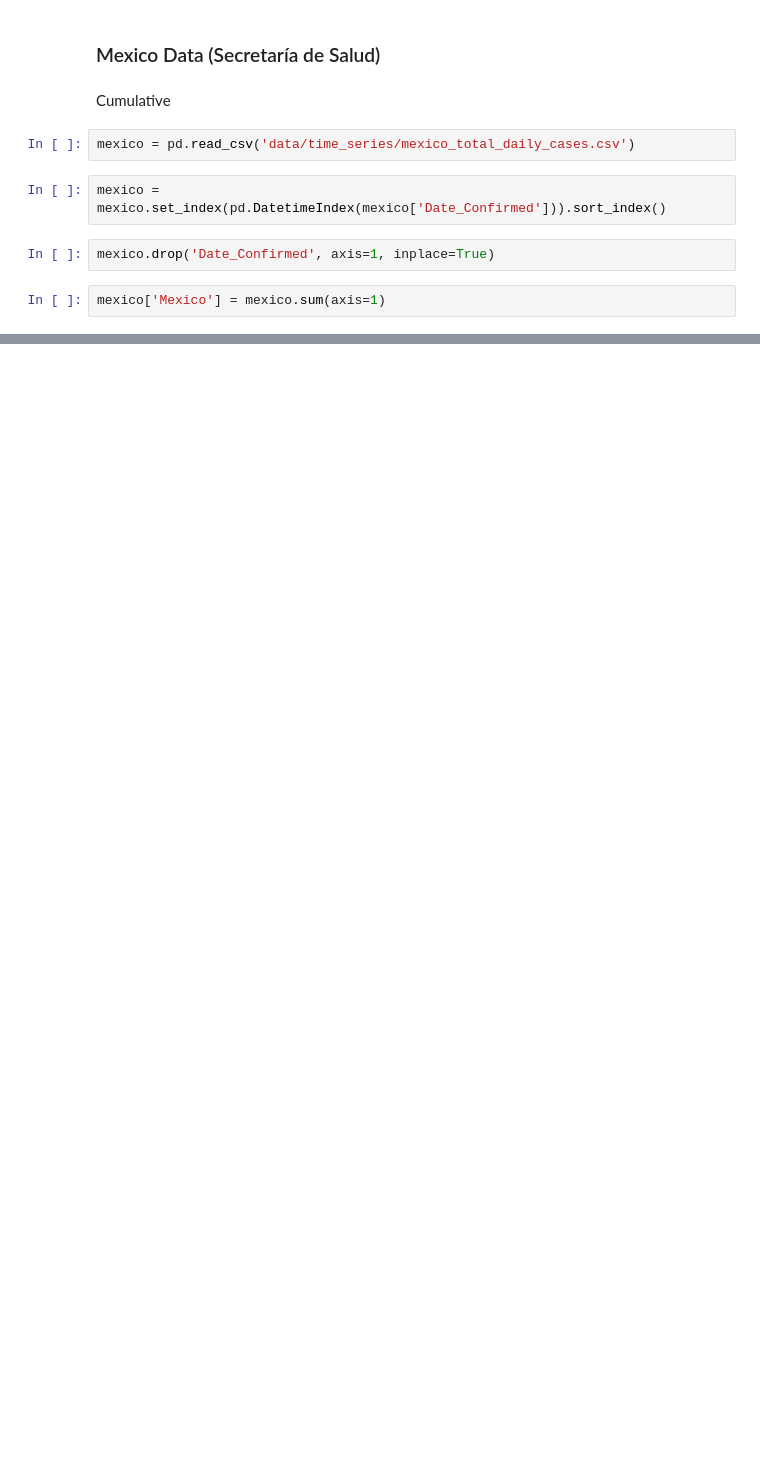
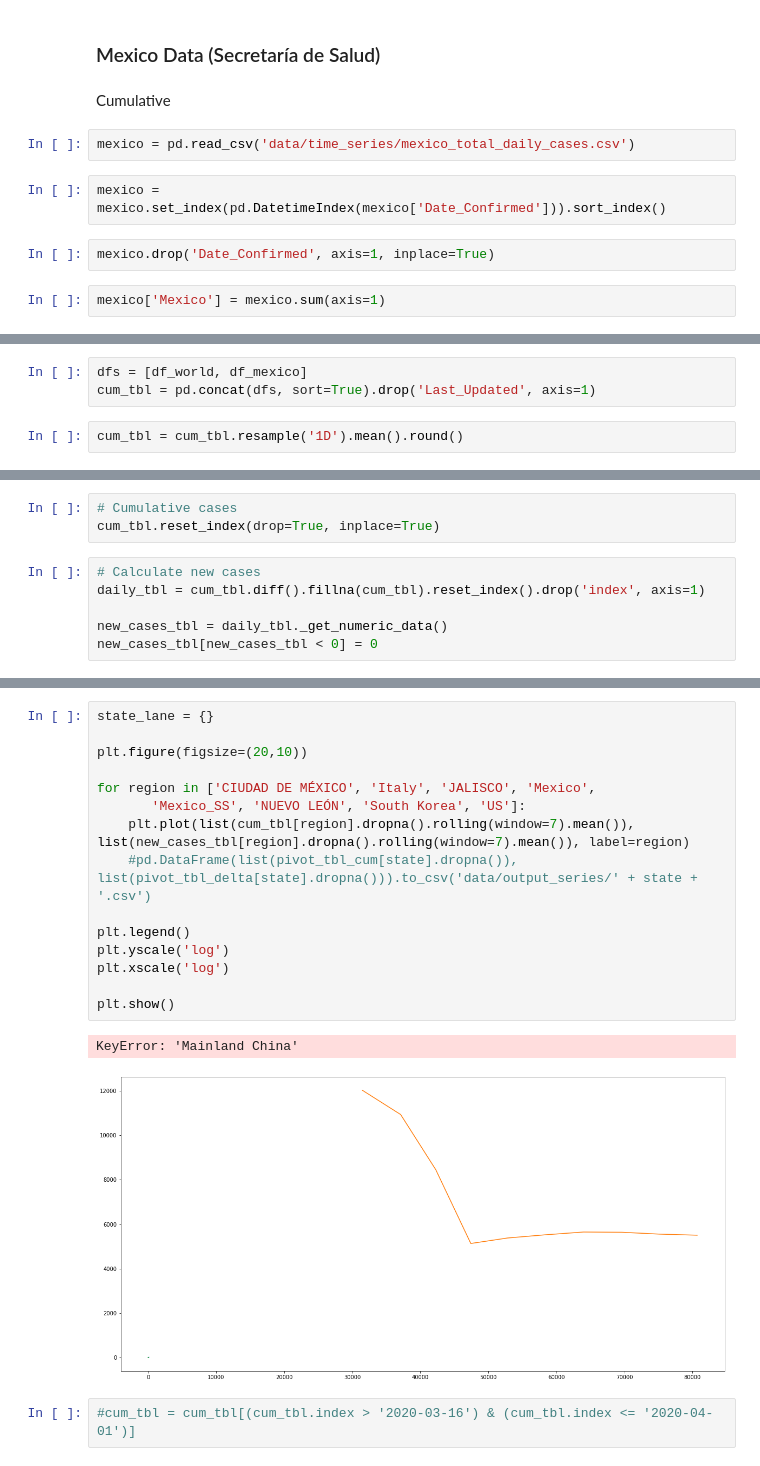
Before and after one commit to marianarf/covid19_mexico_analysis, a Jupyter notebook: global_interventions.ipynb, the cells around one changed output, grey strips where cells are left out. Saved outputs shown, nothing was run; the diff lists cells and outputs as text; blank space fills up the shorter version.

Commit message:
Fix data irregluarities from analysis

```diff
--- a/global_interventions.ipynb
+++ b/global_interventions.ipynb
@@ -86,0 +99,5 @@ df.iloc[:,0:2]
+# %%
+dfs = [df_world, df_mexico]
+cum_tbl = pd.concat(dfs, sort=True).drop('Last_Updated', axis=1)
+# %%
+cum_tbl = cum_tbl.resample('1D').mean().round()
@@ -86,0 +132,9 @@ df.iloc[:,0:2]
+# %%
+# Cumulative cases
+cum_tbl.reset_index(drop=True, inplace=True)
+# %%
+# Calculate new cases
+daily_tbl = cum_tbl.diff().fillna(cum_tbl).reset_index().drop('index', axis=1)
+
+new_cases_tbl = daily_tbl._get_numeric_data()
+new_cases_tbl[new_cases_tbl < 0] = 0
@@ -86,0 +181,20 @@ df.iloc[:,0:2]
+# %%
+state_lane = {}
+
+plt.figure(figsize=(20,10))
+
+for region in ['CIUDAD DE MÉXICO', 'Italy', 'JALISCO', 'Mexico',
+       'Mexico_SS', 'NUEVO LEÓN', 'South Korea', 'US']:
+    plt.plot(list(cum_tbl[region].dropna().rolling(window=7).mean()), list(new_cases_tbl[region].dropna().rolling(window=7).mean()), label=region)
+    #pd.DataFrame(list(pivot_tbl_cum[state].dropna()), list(pivot_tbl_delta[state].dropna())).to_csv('data/output_series/' + state + '.csv')
+
+plt.legend()
+plt.yscale('log')
+plt.xscale('log')
+
+plt.show()
+# %% [output]
+KeyError: 'Mainland China'
+[figure, added]
+# %%
+#cum_tbl = cum_tbl[(cum_tbl.index > '2020-03-16') & (cum_tbl.index <= '2020-04-01')]
```
Also changed, not shown: parts of 18 cells of this notebook, 1 other file.
